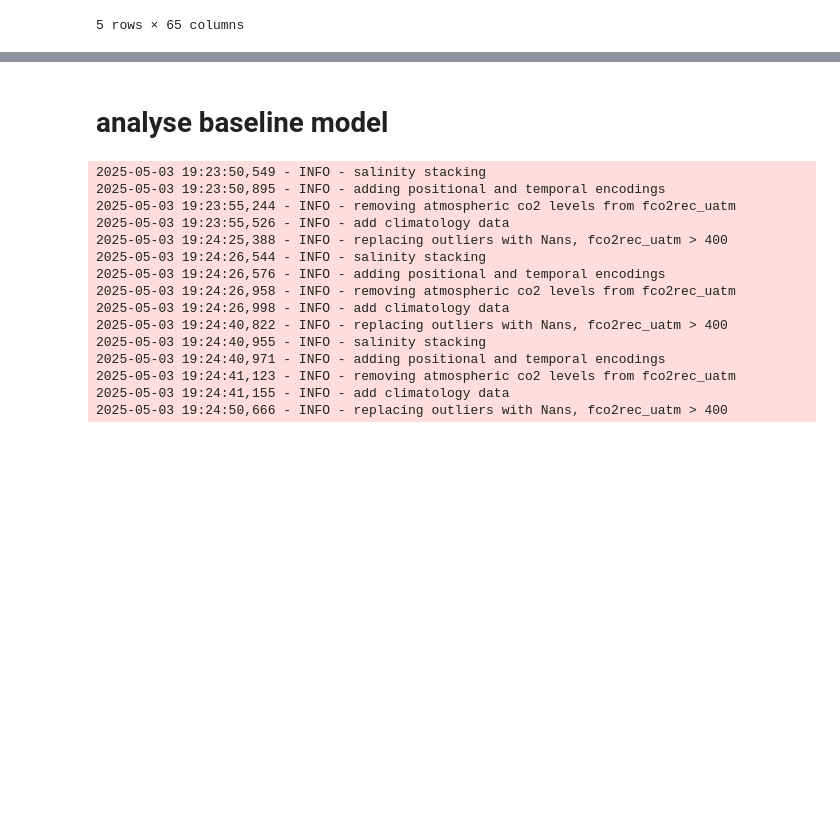
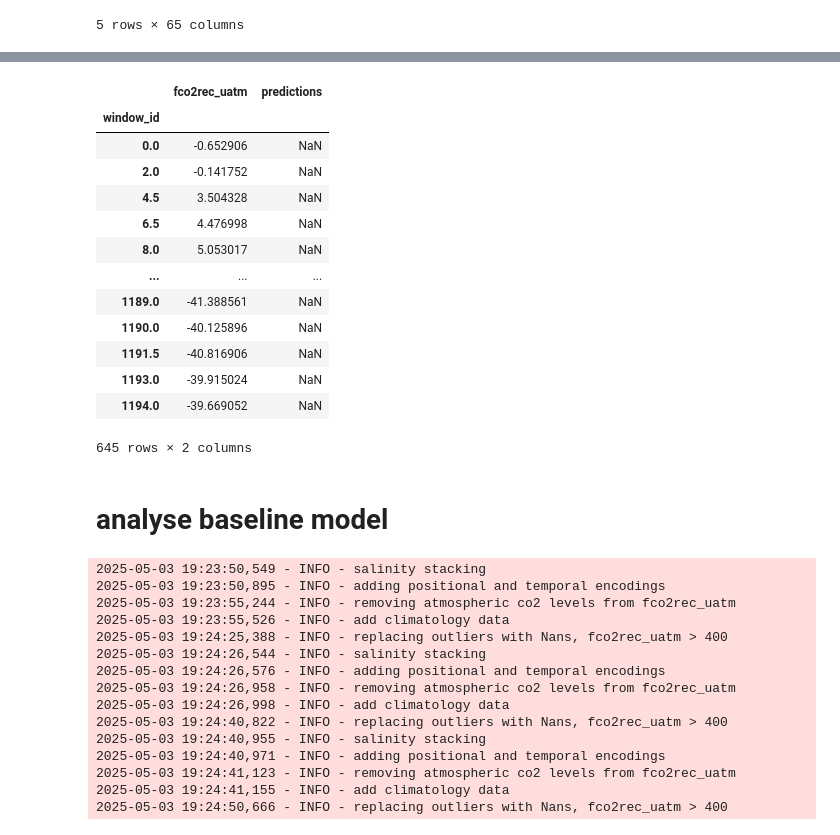
Before and after one commit to ebrusoni/fco2diffusion, a Jupyter notebook: training/new_loss_analysis.ipynb, the cells around one changed output, grey strips where cells are left out. Saved outputs shown, nothing was run; the diff lists cells and outputs as text; code cells hidden in the pictures; blank space fills up the shorter version.

```diff
--- a/training/new_loss_analysis.ipynb
+++ b/training/new_loss_analysis.ipynb
@@ -450,3 +570,20 @@ Expocode: 06AQ19931019
+# %%
+cruise[['fco2rec_uatm', 'predictions']]
+# %% [output]
+|  | fco2rec_uatm | predictions |
+| window_id |  |  |
+| 0.0 | -0.652906 | NaN |
+| 2.0 | -0.141752 | NaN |
+| 4.5 | 3.504328 | NaN |
+| 6.5 | 4.476998 | NaN |
+| 8.0 | 5.053017 | NaN |
+| ... | ... | ... |
+| 1189.0 | -41.388561 | NaN |
+| 1190.0 | -40.125896 | NaN |
+| 1191.5 | -40.816906 | NaN |
+| 1193.0 | -39.915024 | NaN |
+| 1194.0 | -39.669052 | NaN |
+645 rows × 2 columns
 # %% [markdown]
 # analyse baseline model
 # %%
```
Also changed, not shown: parts of 19 cells of this notebook.
